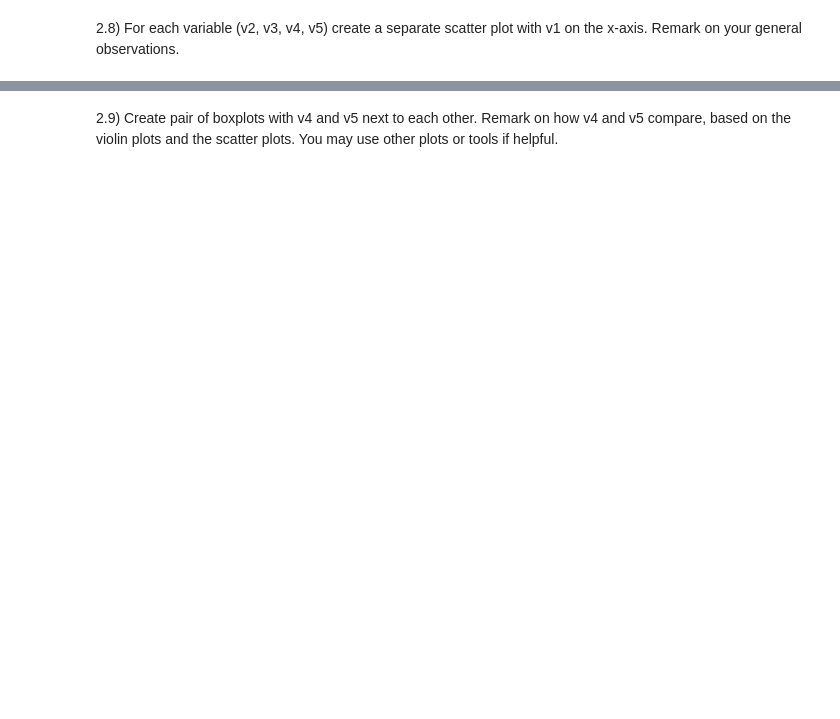
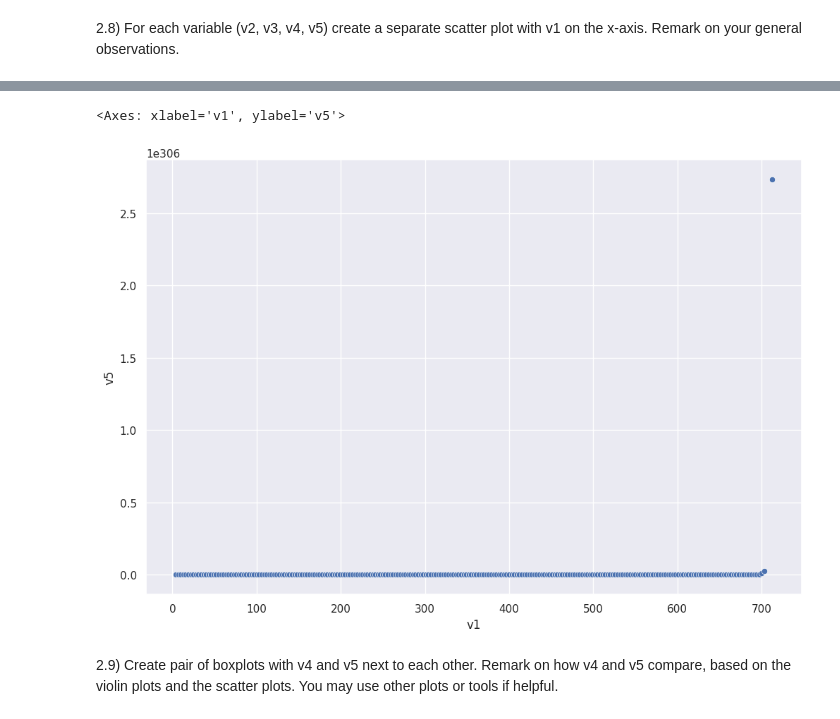
Before and after one commit to alvaroEspinozaMerida/CS_577_A2, a Jupyter notebook: src/assignment2.ipynb, the cells around one changed output, grey strips where cells are left out. Drawn from its saved outputs; the diff is of its cells as text; code cells hidden in the pictures; blank space fills up the shorter version.

```diff
--- a/src/assignment2.ipynb
+++ b/src/assignment2.ipynb
@@ -261,2 +316,7 @@ HINT: Pay attention to whether the argument to your number generator is variance
+# %%
+sns.scatterplot(data=df_full, x="v1", y="v5")
+# %% [output]
+<Axes: xlabel='v1', ylabel='v5'>
+[figure, added]
 # %% [markdown]
 2.9)  Create pair of boxplots with v4 and v5 next to each other. Remark on how v4 and v5 compare, based on the violin plots and the scatter plots. You may use other plots or tools if helpful.
```
Also changed, not shown: parts of 16 cells of this notebook.
